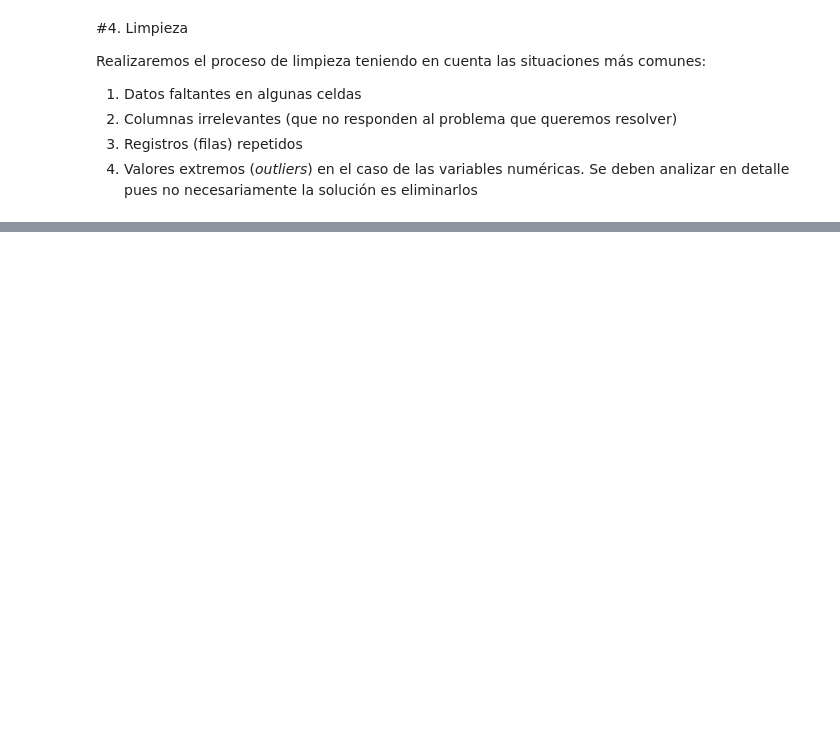
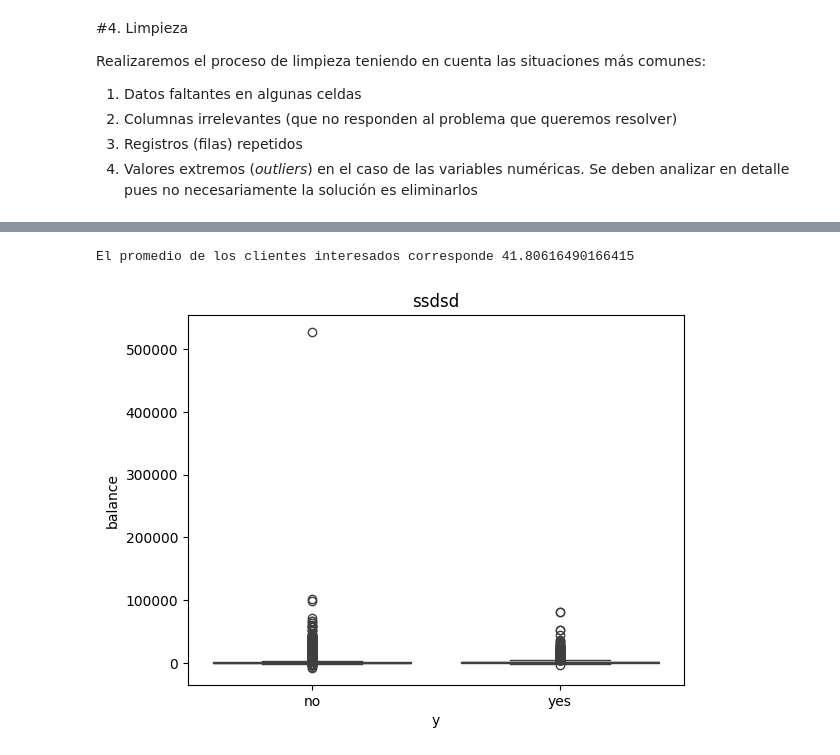
Before and after one commit to SebastianCastillo180/MinTIC, a Jupyter notebook: MINTIC.ipynb, the cells around one changed output, grey strips where cells are left out. Saved outputs shown, nothing was run; the diff lists cells and outputs as text; code cells hidden in the pictures; blank space fills up the shorter version.

```diff
--- a/MINTIC.ipynb
+++ b/MINTIC.ipynb
@@ -386,0 +567,5 @@ Realizaremos el proceso de limpieza teniendo en cuenta las situaciones más comu
+# %%
+### Eliminar filas con "Age" > 100
+print(f'Tamaño del set antes de eliminar registros de edad:{data.shape}')
+data = data.drop(data[data['age'] > 100].index)
+print(f'Tamaño del set despues de eliminar registros de duraciín: {data.shape}')
@@ -386,0 +640,12 @@ Realizaremos el proceso de limpieza teniendo en cuenta las situaciones más comu
+# %%
+## 1. ¿Cuál es la edad promedio de los clientes interesados en adquirir un certificado de depósito?
+Edad_Promedio_Interesado = data2[data2['y'] == 'yes']['age'].mean()
+print("El promedio de los clientes interesados corresponde",Edad_Promedio_Interesado)
+# %% [output]
+El promedio de los clientes interesados corresponde 41.80616490166415
+# %%
+sns.boxplot(x='y', y='balance', data=data)
+plt.title('ssdsd')
+plt.show()
+# %% [output]
+[figure, added]
```
Also changed, not shown: parts of 48 cells of this notebook.
